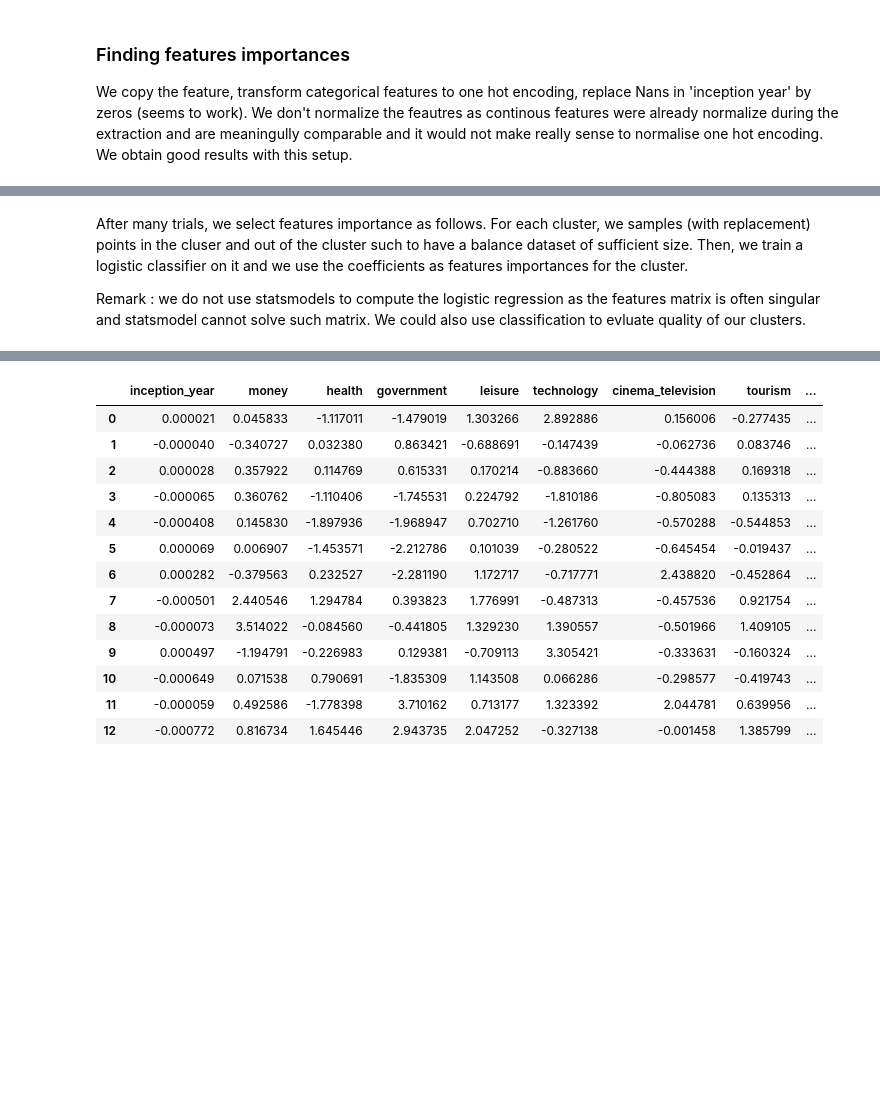
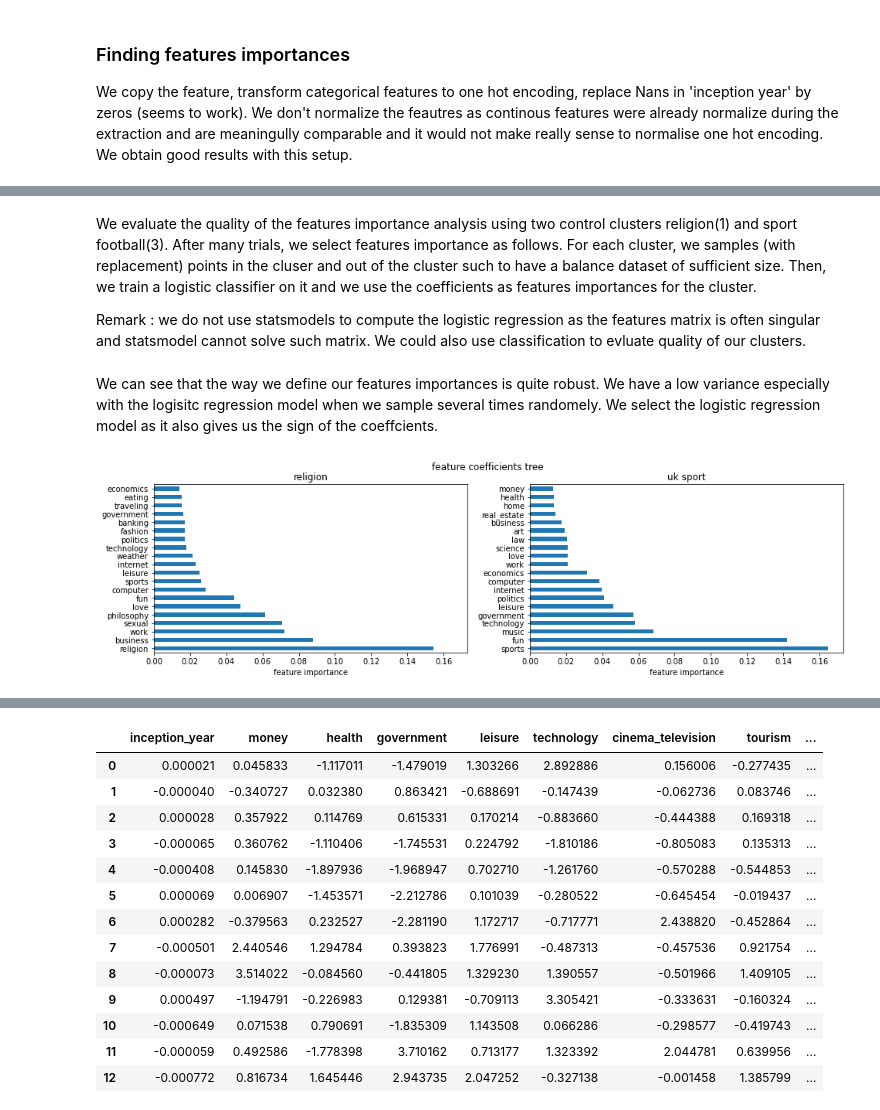
Before and after one commit to epfl-ada/ada-2021-project-improvise-adapt-overcome, a Jupyter notebook: src/feature_importance_analysis.ipynb, the cells around one changed output, grey strips where cells are left out. Saved outputs shown, nothing was run; the diff lists cells and outputs as text; code cells hidden in the pictures; blank space fills up the shorter version.

Commit message:
improve justification feature analysis

```diff
--- a/src/feature_importance_analysis.ipynb
+++ b/src/feature_importance_analysis.ipynb
@@ -307,7 +307,7 @@ from sklearn.inspection import permutation_importance
 from sklearn.linear_model import LogisticRegression
 from xgboost import XGBClassifier
 # %% [markdown]
-After many trials, we select features importance as follows. For each cluster, we samples (with replacement) points in the cluser and out of the cluster such to have a balance dataset of sufficient size. Then, we train a logistic classifier on it and we use the coefficients as features importances for the cluster.
+We evaluate the quality of the features importance analysis using two control clusters religion(1) and sport football(3). After many trials, we select features importance as follows. For each cluster, we samples (with replacement) points in the cluser and out of the cluster such to have a balance dataset of sufficient size. Then, we train a logistic classifier on it and we use the coefficients as features importances for the cluster.
 
 Remark : we do not use statsmodels to compute the logistic regression as the features matrix is often singular and statsmodel cannot solve such matrix. We could also use classification to evluate quality of our clusters.
 # %%
@@ -349,0 +363,20 @@ def feature_importance_logistic(X, y):
+# %% [markdown]
+We can see that the way we define our features importances is quite robust. We have a low variance especially with the logisitc regression model when we sample several times randomely. We select the logistic regression model as it also gives us the sign of the coeffcients.
+# %%
+tree_imp_1 = feature_importance(1, features, feature_importance_tree)
+tree_imp_3 = feature_importance(3, features, feature_importance_tree)
+
+tree_var_1 = compute_feat_importance_variance(1, features, feature_importance_tree)
+tree_var_3 = compute_feat_importance_variance(3, features, feature_importance_tree)
+# %%
+fig, axs = plt.subplots(ncols=2, sharex=True, figsize=(16,4))
+
+fig.suptitle('feature coefficients tree')
+axs[0].set_title('religion')
+axs[1].set_title('uk sport')
+axs[0].set_xlabel('feature importance')
+axs[1].set_xlabel('feature importance')
+plot_feature_importance(tree_imp_1.iloc[0],axs[0])
+plot_feature_importance(tree_imp_3.iloc[0],axs[1])
+# %% [output]
+[figure, added]
```
Also changed, not shown: parts of 9 cells of this notebook.
